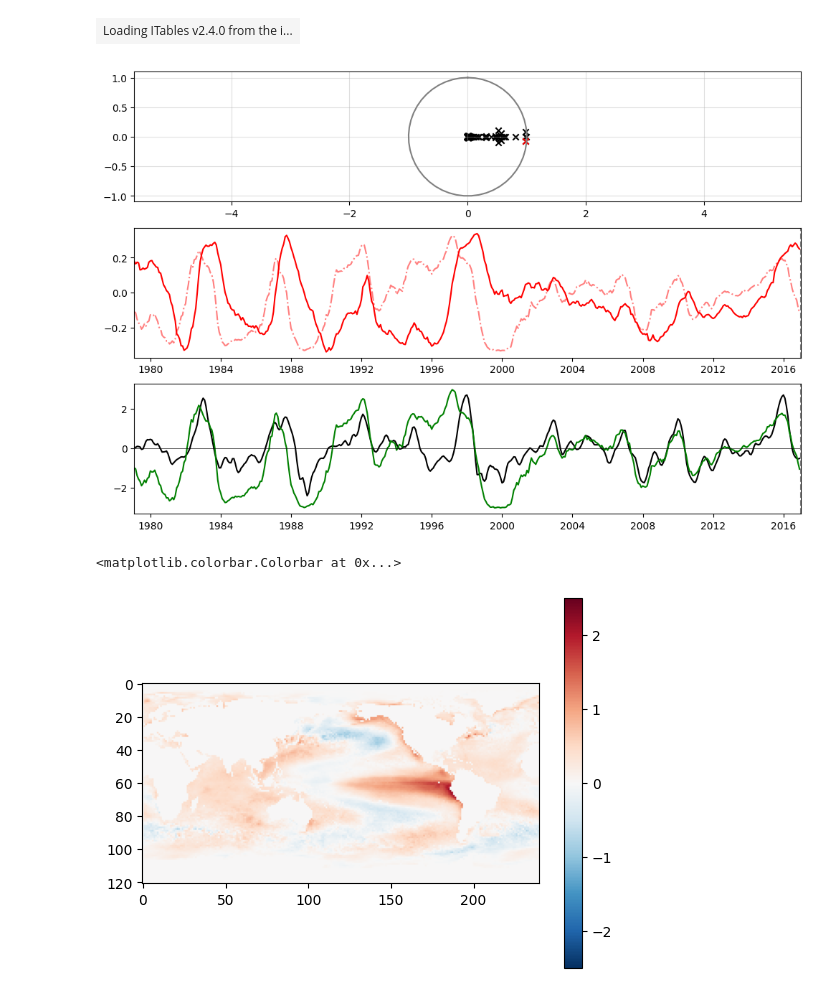
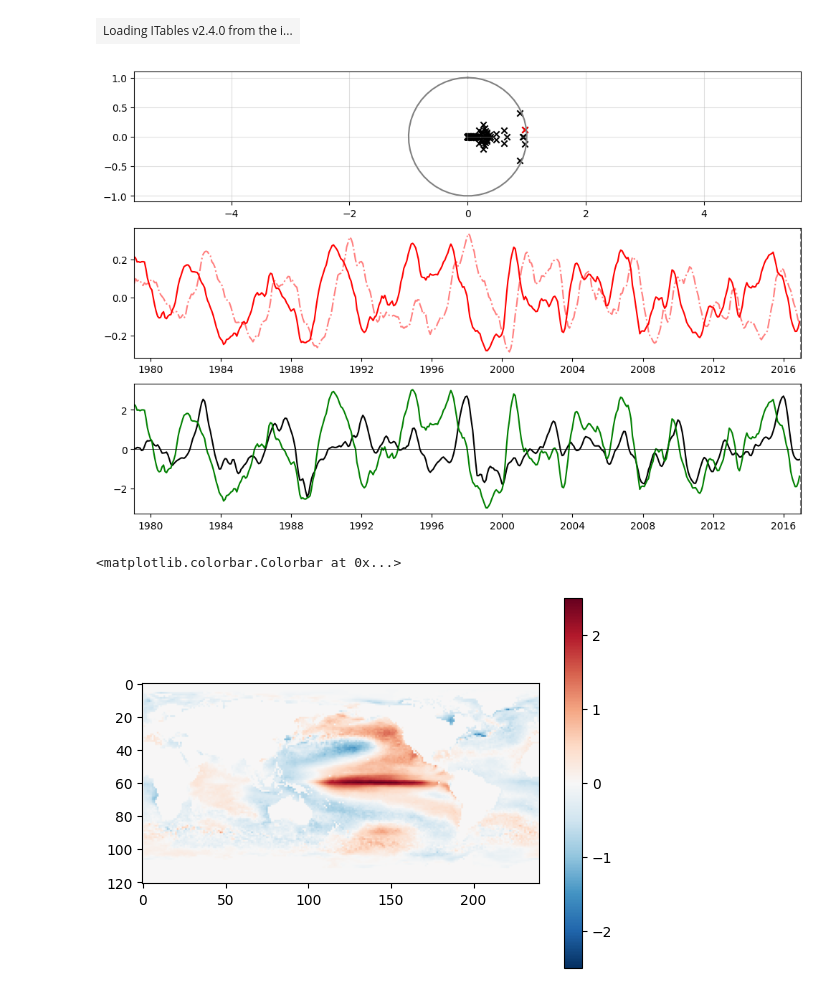
Before and after one commit to pietronvll/encoderops, a Jupyter notebook: exps/ENSO/analysis.ipynb, the cells around one changed output. Cells and saved outputs as stored; diff of their text form; code cells hidden in the pictures.

```diff
--- a/exps/ENSO/analysis.ipynb
+++ b/exps/ENSO/analysis.ipynb
@@ -21,9 +21,9 @@ load_dotenv()
 # %% [output]
 True
 # %%
-run_id = "yl0n82yo"
+run_id = "fi91j1u3"
 ckpt_path = f"/home/novelli/encoderops/logs/encoderops-ENSO/{run_id}/checkpoints/last.ckpt"
-ckpt_path = "/home/novelli/encoderops/logs/encoderops-ENSO/yl0n82yo/checkpoints/epoch=199-step=1400.ckpt"
+#ckpt_path = "/home/novelli/encoderops/logs/encoderops-ENSO/yl0n82yo/checkpoints/epoch=199-step=1400.ckpt"
 # %%
 model = EvolutionOperator.load_from_checkpoint(ckpt_path)
 data_args = torch.load(ckpt_path, weights_only=False)['SSTDataModule']['data_args']
@@ -173,7 +173,7 @@ def plot_eigfun(mode_idx, other_mode_idx, l, times, oni, right_efns, left_efns):
     ax = axs[2]
     oni = oni.__xarray_dataarray_variable__.values
     ax.plot(times, oni, color='k')
-    eigfn = right_efns[:, mode_idx].imag
+    eigfn = right_efns[:, mode_idx].real
 
     ax.plot(times, 6*eigfn/np.ptp(eigfn), color='g')
     ax.axhline(y=0, color='k', lw=0.5)
@@ -198,11 +198,11 @@ filtered_results
 [interactive output not drawn]
 | Loading ITables v2.4.0 from the i... |
 # %%
-mode_idx = 1
+mode_idx = 2
 other_mode_idx = None
 fig, ax = plot_eigfun(mode_idx, other_mode_idx, l, times, oni, right_efns, left_efns)
 # %% [output]
-[figure, old version]
+[figure, new version]
 # %%
 mode = Z[mode_idx].real
 bound = 2.5
@@ -210,4 +210,4 @@ plt.imshow(mode, cmap="RdBu_r", vmin=-bound, vmax=bound)
 plt.colorbar()
 # %% [output]
 <matplotlib.colorbar.Colorbar at 0x...>
-[figure, old version]
+[figure, new version]
```
Also changed, not shown: parts of 3 cells of this notebook.
